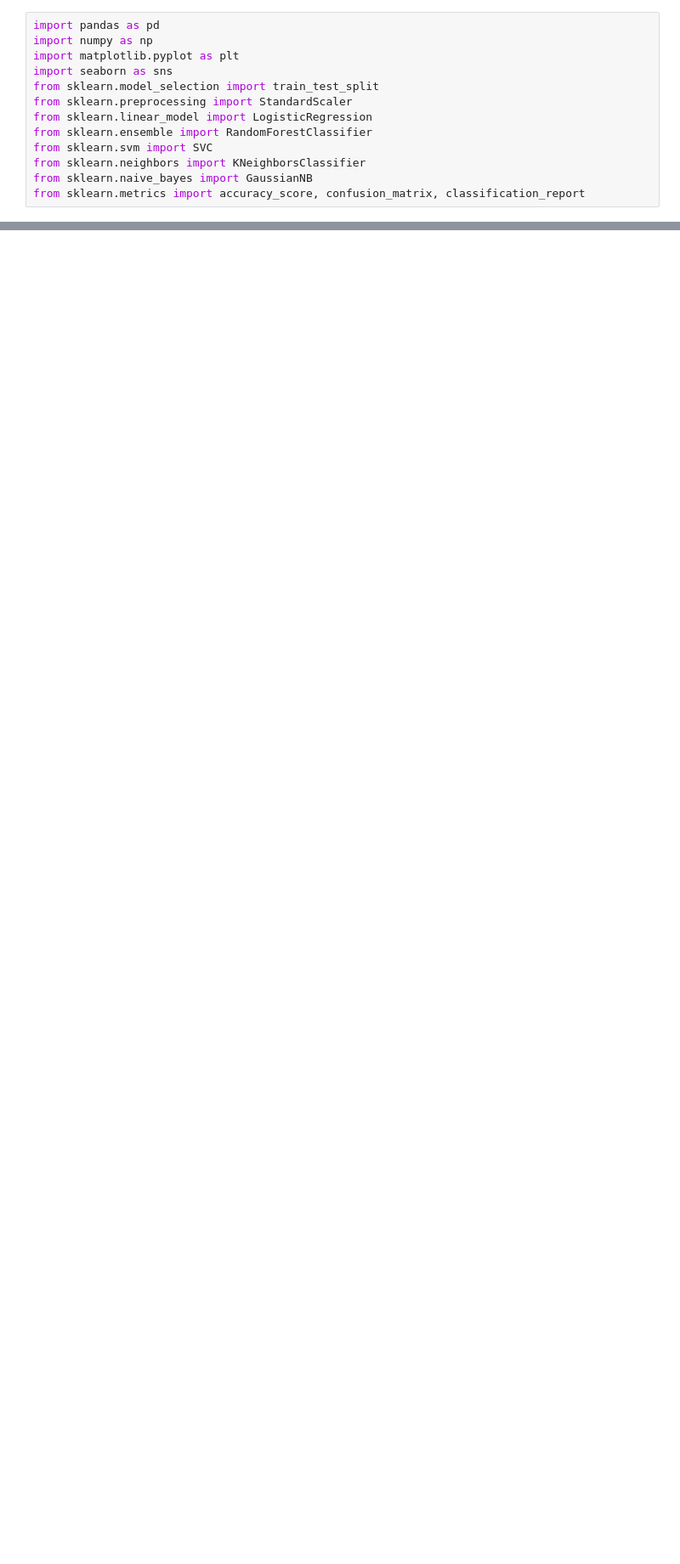
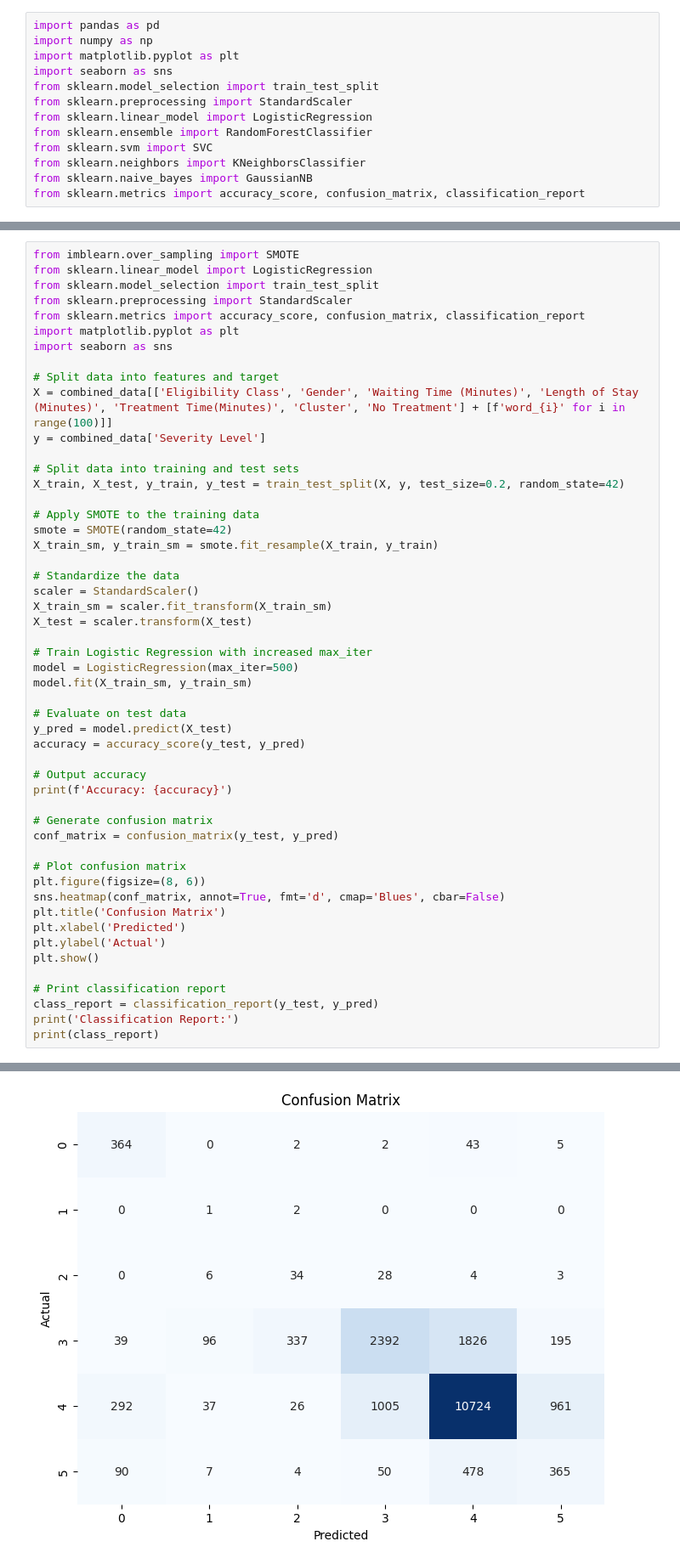
Before and after one commit to Reol1017/ISY5002Project, a Jupyter notebook: CTAS.ipynb, the cells around one changed output, grey strips where cells are left out. Shown: that part at 85% size. Cells and saved outputs as stored; diff of their text form; blank space fills up the shorter version.

```diff
--- a/CTAS.ipynb
+++ b/CTAS.ipynb
@@ -114,0 +441,52 @@ for name, result in results.items():
+# %%
+from imblearn.over_sampling import SMOTE
+from sklearn.linear_model import LogisticRegression
+from sklearn.model_selection import train_test_split
+from sklearn.preprocessing import StandardScaler
+from sklearn.metrics import accuracy_score, confusion_matrix, classification_report
+import matplotlib.pyplot as plt
+import seaborn as sns
+
+# Split data into features and target
+X = combined_data[['Eligibility Class', 'Gender', 'Waiting Time (Minutes)', 'Length of Stay (Minutes)', 'Treatment Time(Minutes)', 'Cluster', 'No Treatment'] + [f'word_{i}' for i in range(100)]]
+y = combined_data['Severity Level']
+
+# Split data into training and test sets
+X_train, X_test, y_train, y_test = train_test_split(X, y, test_size=0.2, random_state=42)
+
+# Apply SMOTE to the training data
+smote = SMOTE(random_state=42)
+X_train_sm, y_train_sm = smote.fit_resample(X_train, y_train)
+
+# Standardize the data
+scaler = StandardScaler()
+X_train_sm = scaler.fit_transform(X_train_sm)
+X_test = scaler.transform(X_test)
+
+# Train Logistic Regression with increased max_iter
+model = LogisticRegression(max_iter=500)
+model.fit(X_train_sm, y_train_sm)
+
+# Evaluate on test data
+y_pred = model.predict(X_test)
+accuracy = accuracy_score(y_test, y_pred)
+
+# Output accuracy
+print(f'Accuracy: {accuracy}')
+
+# Generate confusion matrix
+conf_matrix = confusion_matrix(y_test, y_pred)
+
+# Plot confusion matrix
+plt.figure(figsize=(8, 6))
+sns.heatmap(conf_matrix, annot=True, fmt='d', cmap='Blues', cbar=False)
+plt.title('Confusion Matrix')
+plt.xlabel('Predicted')
+plt.ylabel('Actual')
+plt.show()
+
+# Print classification report
+class_report = classification_report(y_test, y_pred)
+print('Classification Report:')
+print(class_report)
+# %% [output]
@@ -114,0 +494 @@ for name, result in results.items():
+[figure, added]
```
Also changed, not shown: parts of 13 cells of this notebook, 1 other file.
